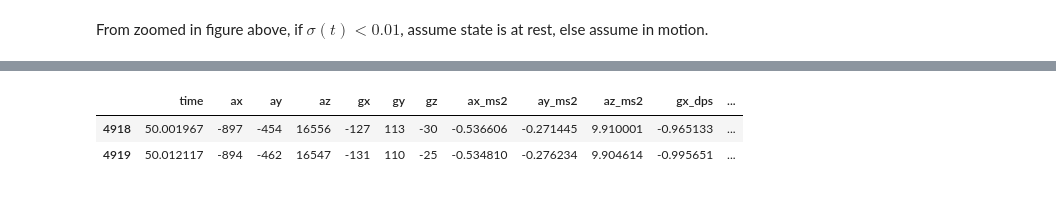
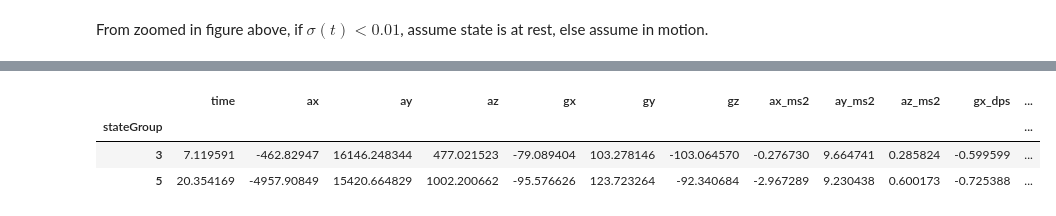
Before and after one commit to vehicle-trace-echo/imu_calibration, a Jupyter notebook: calibration_framework.ipynb, the cells around one changed output, grey strips where cells are left out. Drawn from its saved outputs; the diff is of its cells as text; code cells hidden in the pictures.

```diff
--- a/calibration_framework.ipynb
+++ b/calibration_framework.ipynb
@@ -13,7 +13,7 @@ import matplotlib.pyplot as plt
 plt.style.use('seaborn-poster')
 plt.rcParams['figure.figsize'] = (14,6)
 # %%
-path_data = os.path.join('data/03CalibData.csv' )
+path_data = os.path.join('data','06Calib.csv')
 headers = ['time', 'ax', 'ay', 'az', 'gx', 'gy', 'gz']
 # %%
 df = pd.read_csv(path_data, names=headers)
@@ -235,0 +200,2 @@ From above, roughly 14 rest positions, need atleast 9 unique for 9 unkowns.
+# %%
+df_by_state = df.groupby(['stateGroup']).mean()
@@ -236,8 +212,19 @@ From above, roughly 14 rest positions, need atleast 9 unique for 9 unkowns.
+# %%
+time_windows = []
+for stateGroup in df_by_state.index[:-1]:
+    nextGroup = stateGroup +1
+    t_win = df_by_state['time'].loc[nextGroup] - df_by_state['time'].loc[stateGroup]
+    time_windows.append(t_win)
+
+time_windows.append(np.nan)
+# %%
+df_by_state['time_window'] = time_windows
 # %%
 # Seperate the rest state dataset from non-rest set
-df_rest = df_calb[df_calb['inRest']==1]
-df_rest.head(n=2)
+df_rest_avg = df_by_state[(df_by_state['inRest']==1) & (df_by_state['time_window'] > 4) &  (df_by_state['time_window'].notna())]
+df_rest_avg.head(n=2)
 # %% [output]
 |  | time | ax | ay | az | gx | gy | gz | ax_ms2 | ay_ms2 | az_ms2 | gx_dps | ... |
-| 4918 | 50.001967 | -897 | -454 | 16556 | -127 | 113 | -30 | -0.536606 | -0.271445 | 9.910001 | -0.965133 | ... |
-| 4919 | 50.012117 | -894 | -462 | 16547 | -131 | 110 | -25 | -0.534810 | -0.276234 | 9.904614 | -0.995651 | ... |
+| stateGroup |  |  |  |  |  |  |  |  |  |  |  | ... |
+| 3 | 7.119591 | -462.82947 | 16146.248344 | 477.021523 | -79.089404 | 103.278146 | -103.064570 | -0.276730 | 9.664741 | 0.285824 | -0.599599 | ... |
+| 5 | 20.354169 | -4957.90849 | 15420.664829 | 1002.200662 | -95.576626 | 123.723264 | -92.340684 | -2.967289 | 9.230438 | 0.600173 | -0.725388 | ... |
```
Also changed, not shown: parts of 29 cells of this notebook.
